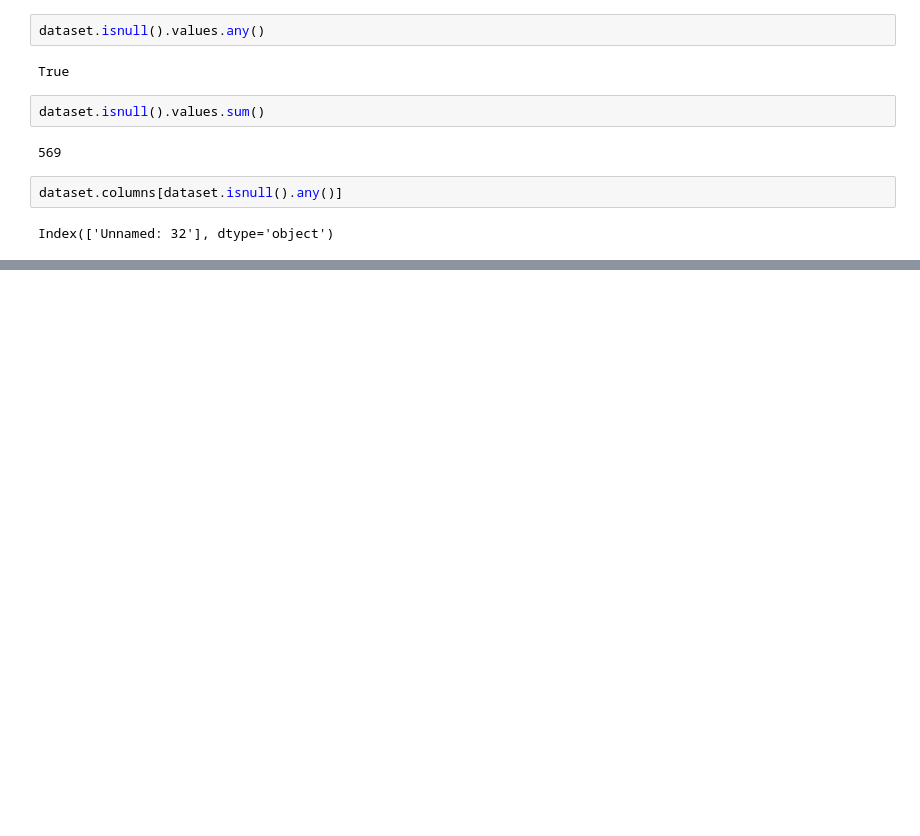
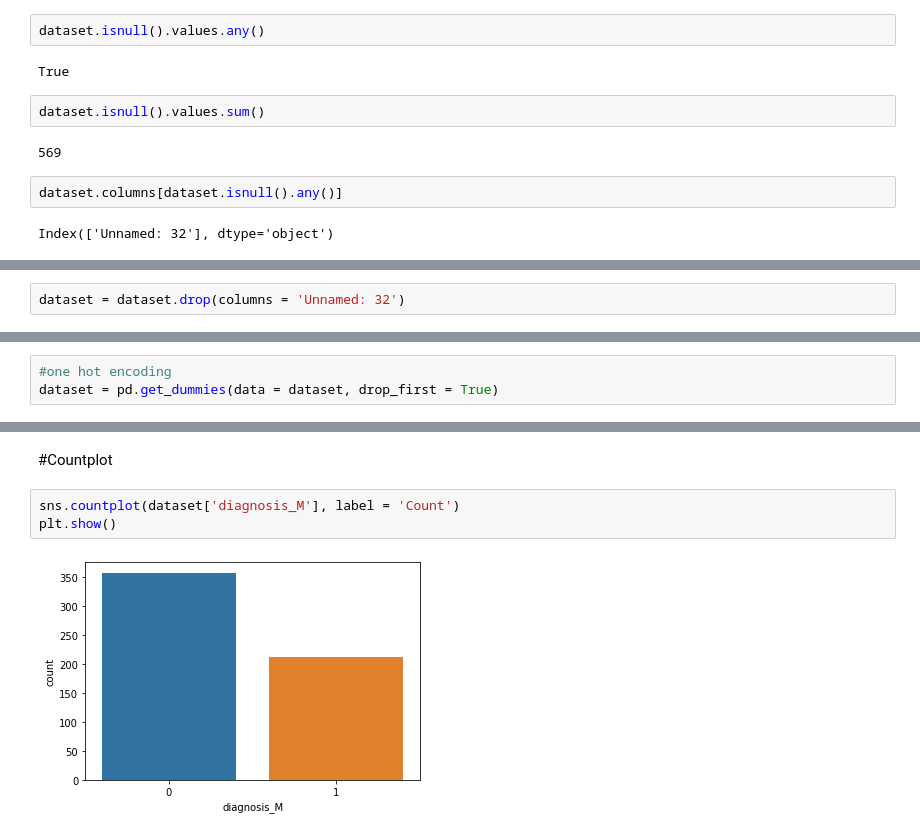
Before and after one commit to PszczeIarz/BreastCancerDetection, a Jupyter notebook: Breast_Cancer_Detection.ipynb, the cells around one changed output, grey strips where cells are left out. Cells and saved outputs as stored; diff of their text form; blank space fills up the shorter version.

```diff
--- a/Breast_Cancer_Detection.ipynb
+++ b/Breast_Cancer_Detection.ipynb
@@ -115,0 +132,2 @@ Index(['Unnamed: 32'], dtype='object')
+# %%
+dataset = dataset.drop(columns = 'Unnamed: 32')
@@ -115,0 +152,3 @@ Index(['Unnamed: 32'], dtype='object')
+# %%
+#one hot encoding
+dataset = pd.get_dummies(data = dataset, drop_first = True)
@@ -115,0 +165,7 @@ Index(['Unnamed: 32'], dtype='object')
+# %% [markdown]
+#Countplot
+# %%
+sns.countplot(dataset['diagnosis_M'], label = 'Count')
+plt.show()
+# %% [output]
+[figure, added]
```
Also changed, not shown: parts of 10 cells of this notebook.
